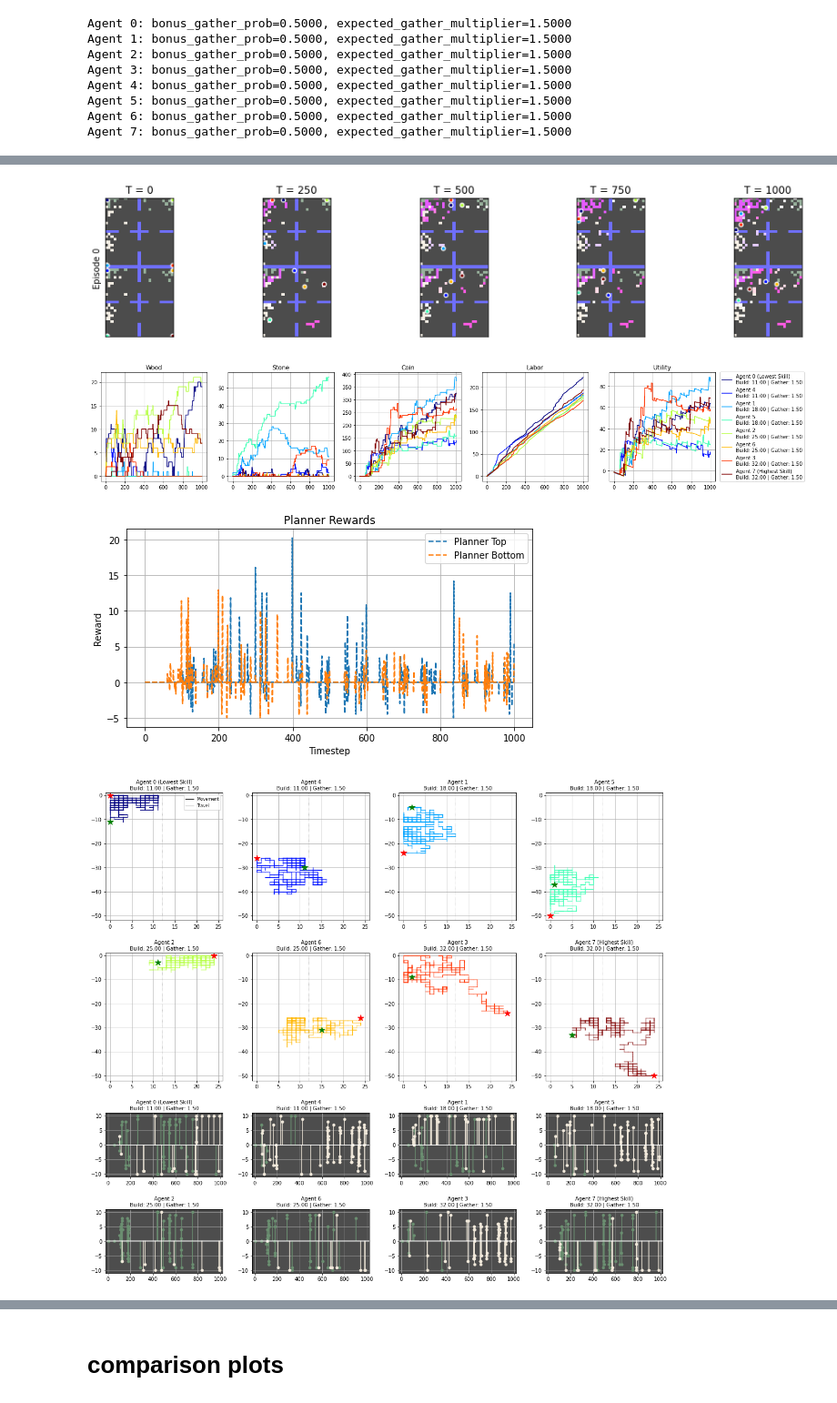
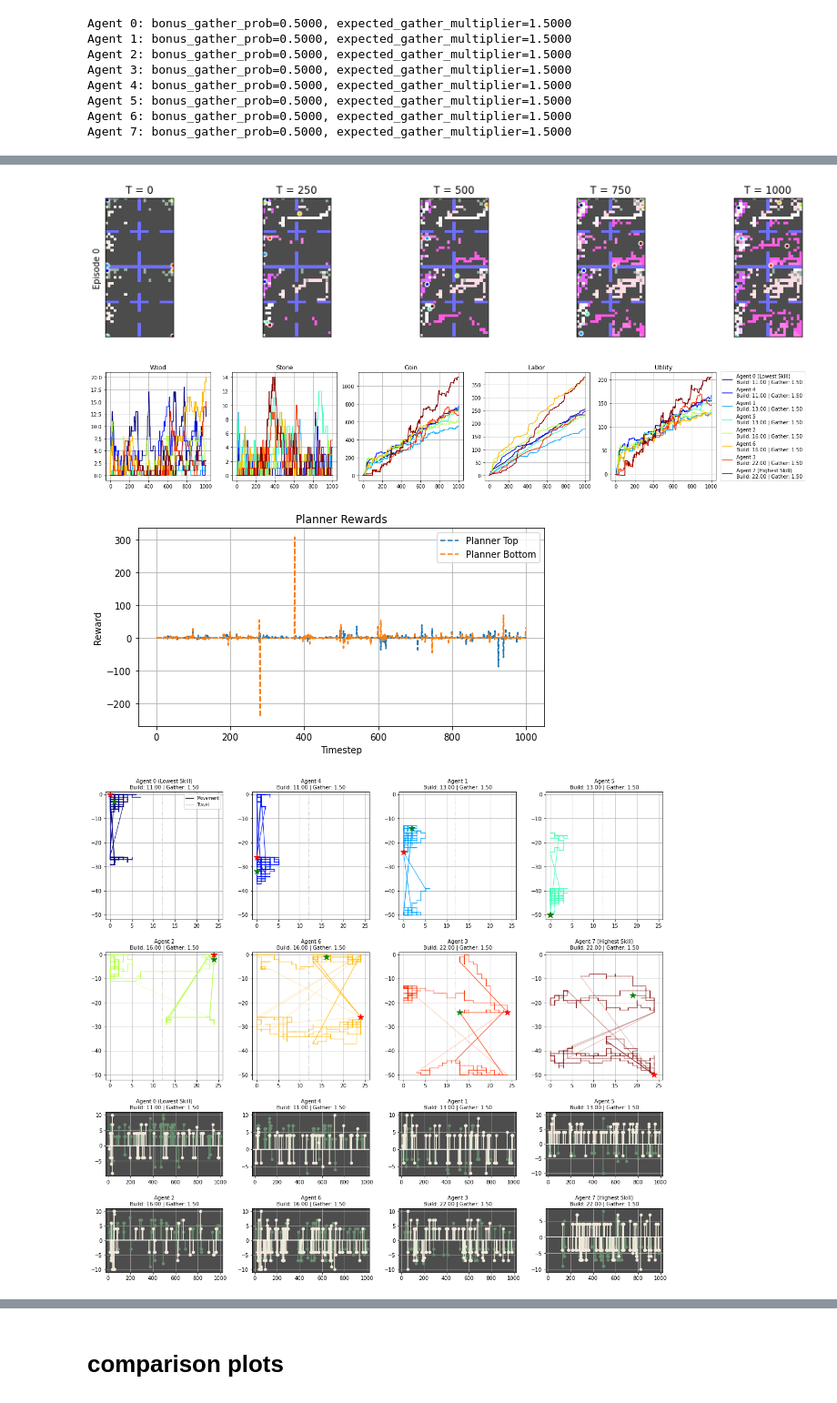
Before and after one commit to DragonsAreFuckingCool/DRL-in-international-economy-ai-economist-, a Jupyter notebook: tutorials/tax_annealing_simulation.ipynb, the cells around one changed output, grey strips where cells are left out. Shown at 91% size. Saved outputs shown, nothing was run; the diff lists cells and outputs as text; code cells hidden in the pictures.

```diff
--- a/tutorials/tax_annealing_simulation.ipynb
+++ b/tutorials/tax_annealing_simulation.ipynb
@@ -1193,0 +1186,19 @@ Experiment not saved (SAVE_RESULTS=False)
+# %%
+import simulation as exp
+
+import ray
+ray.shutdown()
+ray.init(ignore_reinit_error=True, log_to_driver=False)
+
+settings = exp.ExperimentSettings(
+    phase1_iters = 500,
+    phase2_iters = 1250,
+    phase3a_iters = 500,
+    phase3b_iters = 1250,
+    save_results=True,
+    travel_enabled_phase3a=True,
+    travel_enabled_phase3b=True,
+    experiment_extra_tag = "Original_with_travel",
+)
+
+results = exp.run_experiment(settings)
@@ -1193,0 +1297,5 @@ Experiment not saved (SAVE_RESULTS=False)
+# %%
+results["summary"]
+results["metrics_df"]
+
+dense_logs = results["dense_logs"]
@@ -1877,7 +1982,6 @@ Income (Build) :  11.00 (n= 25) |  18.00 (n= 18) |  25.00 (n= 12) |  32.00 (n= 1
 # %%
 (fig0, fig1, fig1_planner, fig2), incomes, endows, c_trades, all_builds = plotting.breakdown_all_agents(
-    dense_logs[1],
-    #remap_key="build_payment",
+    dense_logs[0],
     n_cols=4,
 )
 # %% [output]
@@ -1891,7 +1995,7 @@ Income (Build) :  11.00 (n= 28) |  11.00 (n= 12) |  18.00 (n= 11) |  18.00 (n=
-[figure, old version]
+[figure, new version]
-[figure, old version]
+[figure, new version]
-[figure, old version]
+[figure, new version]
-[figure, old version]
+[figure, new version]
 # %%
 import numpy as np
 import pandas as pd
```
Also changed, not shown: parts of 74 cells of this notebook.
